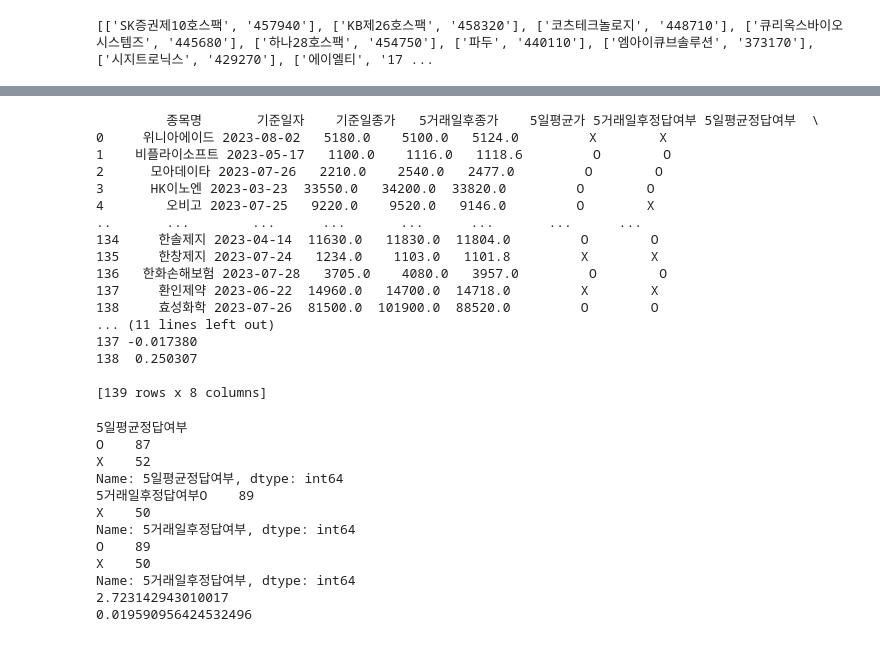
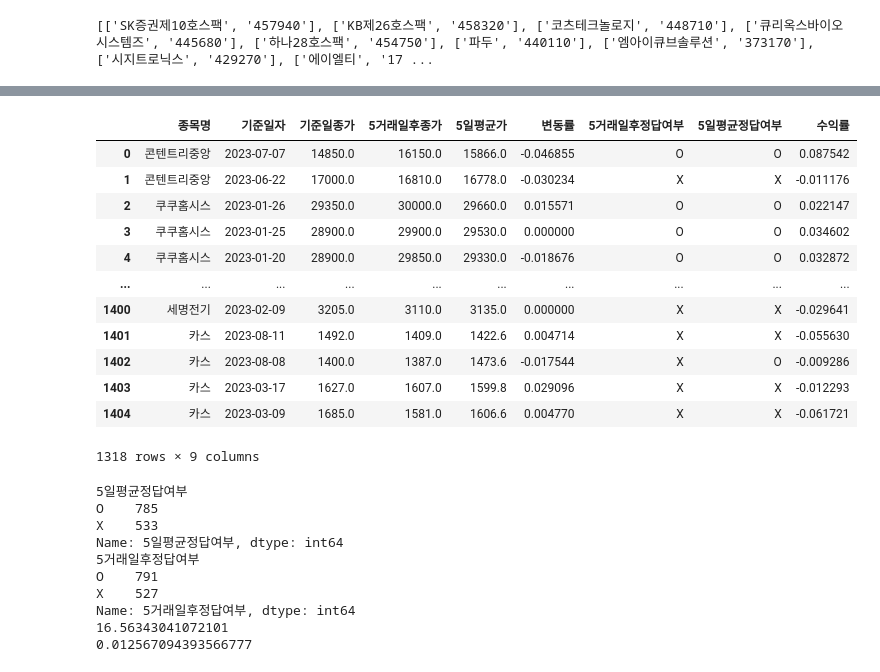
Before and after one commit to leechanhoe/Stock-Prediction-Project, a Jupyter notebook: 프로젝트결론/train_kospi90_kosdaq500/ipynb파일/상승검증_파일로정리.ipynb, the cells around one changed output, grey strips where cells are left out. Drawn from its saved outputs; the diff is of its cells as text; code cells hidden in the pictures.

```diff
--- a/프로젝트결론/train_kospi90_kosdaq500/ipynb파일/상승검증_파일로정리.ipynb
+++ b/프로젝트결론/train_kospi90_kosdaq500/ipynb파일/상승검증_파일로정리.ipynb
@@ -87,25 +76,30 @@ df
 def get_stock_data(row, code_dict=kosdaq):
     stock_code = stock_codes.get(row['종목명'])
     if stock_code is None:
-        return None, None, None
+        return None, None, None, None
 
     stock_data = fdr.DataReader(stock_code, row['기준일자'])
 
     if stock_data.empty:
-        return None, None, None
+        return None, None, None, None
 
     close_price = stock_data.iloc[0]["Close"]
+    change = stock_data.iloc[0]["Change"]
+
     after_5_days_price = 0
     avg_5_days = 0
     if(5 < len(stock_data)):
         after_5_days_price = stock_data.iloc[5]["Close"]
         avg_5_days = stock_data.iloc[1:6]["Close"].mean()
+
     else:
         print(f"{row['종목명'], row['기준일자']} 에 향후 5일치 데이터가 없음")
 
-    return close_price, after_5_days_price, avg_5_days
+    return close_price, after_5_days_price, avg_5_days, change
 
 # 데이터프레임에 열 추가
-df[['기준일종가', '5거래일후종가', '5일평균가']] = df.apply(get_stock_data, axis=1, result_type="expand")
-print(df)
+df[['기준일종가', '5거래일후종가', '5일평균가', '변동률']] = df.apply(get_stock_data,
+                                                    axis=1,
+                                                    result_type="expand")
+df
 # %% [output]
@@ -125,0 +136,8 @@ print(df)
+# %%
+df = df[(df['기준일종가'] != 0) & (df['5거래일후종가'] != 0) & (df['5일평균가'] != 0)]
+
+if df['기준일자'].dtype == 'object':
+    df['기준일자'] = pd.to_datetime(df['기준일자'])
+df = df[df['기준일자'].dt.year >= 2023]
+
+df
@@ -172,28 +203,24 @@ print(df)
 # %%
 def calculate_return(row):
     if row['기준일종가'] is None or row['5거래일후종가'] is None:
         return None
     if row['5거래일후종가'] == 0:
         return 0
     return (row['5거래일후종가'] - row['기준일종가']) / row['기준일종가']
 
 df['수익률'] = df.apply(calculate_return, axis=1)
-print(df)
+df
 # %% [output]
+|  | 종목명 | 기준일자 | 기준일종가 | 5거래일후종가 | 5일평균가 | 변동률 | 5거래일후정답여부 | 5일평균정답여부 | 수익률 |
+| 0 | 콘텐트리중앙 | 2023-07-07 | 14850.0 | 16150.0 | 15866.0 | -0.046855 | O | O | 0.087542 |
+| 1 | 콘텐트리중앙 | 2023-06-22 | 17000.0 | 16810.0 | 16778.0 | -0.030234 | X | X | -0.011176 |
+| 2 | 쿠쿠홈시스 | 2023-01-26 | 29350.0 | 30000.0 | 29660.0 | 0.015571 | O | O | 0.022147 |
+| 3 | 쿠쿠홈시스 | 2023-01-25 | 28900.0 | 29900.0 | 29530.0 | 0.000000 | O | O | 0.034602 |
+| 4 | 쿠쿠홈시스 | 2023-01-20 | 28900.0 | 29850.0 | 29330.0 | -0.018676 | O | O | 0.032872 |
+| ... | ... | ... | ... | ... | ... | ... | ... | ... | ... |
+| 1400 | 세명전기 | 2023-02-09 | 3205.0 | 3110.0 | 3135.0 | 0.000000 | X | X | -0.029641 |
+| 1401 | 카스 | 2023-08-11 | 1492.0 | 1409.0 | 1422.6 | 0.004714 | X | X | -0.055630 |
+| 1402 | 카스 | 2023-08-08 | 1400.0 | 1387.0 | 1473.6 | -0.017544 | X | O | -0.009286 |
+| 1403 | 카스 | 2023-03-17 | 1627.0 | 1607.0 | 1599.8 | 0.029096 | X | X | -0.012293 |
+| 1404 | 카스 | 2023-03-09 | 1685.0 | 1581.0 | 1606.6 | 0.004770 | X | X | -0.061721 |
-         종목명       기준일자    기준일종가   5거래일후종가    5일평균가 5거래일후정답여부 5일평균정답여부  \
-0     위니아에이드 2023-08-02   5180.0    5100.0   5124.0         X        X
-1    비플라이소프트 2023-05-17   1100.0    1116.0   1118.6         O        O
-2      모아데이타 2023-07-26   2210.0    2540.0   2477.0         O        O
-3      HK이노엔 2023-03-23  33550.0   34200.0  33820.0         O        O
-4        오비고 2023-07-25   9220.0    9520.0   9146.0         O        X
-..       ...        ...      ...       ...      ...       ...      ...
-134     한솔제지 2023-04-14  11630.0   11830.0  11804.0         O        O
-135     한창제지 2023-07-24   1234.0    1103.0   1101.8         X        X
-136   한화손해보험 2023-07-28   3705.0    4080.0   3957.0         O        O
-137     환인제약 2023-06-22  14960.0   14700.0  14718.0         X        X
-138     효성화학 2023-07-26  81500.0  101900.0  88520.0         O        O
-... (11 lines left out)
-137 -0.017380
-138  0.250307
-
-[139 rows x 8 columns]
+1318 rows × 9 columns
@@ -202,20 +231,18 @@ o_count = df['5일평균정답여부'].value_counts()
 print(f"5일평균정답여부")
 print(o_count)
 o_count = df['5거래일후정답여부'].value_counts()
-print(f"5거래일후정답여부{o_count}")
+print(f"5거래일후정답여부")
 print(o_count)
 print(df['수익률'].sum())
 print(df['수익률'].mean())
 # %% [output]
 5일평균정답여부
-O    87
-X    52
+O    785
+X    533
 Name: 5일평균정답여부, dtype: int64
-5거래일후정답여부O    89
-X    50
+5거래일후정답여부
+O    791
+X    527
 Name: 5거래일후정답여부, dtype: int64
-O    89
-X    50
-Name: 5거래일후정답여부, dtype: int64
-2.723142943010017
-0.019590956424532496
+16.56343041072101
+0.012567094393566777
```
Also changed, not shown: parts of 13 cells of this notebook, 11 other files.
